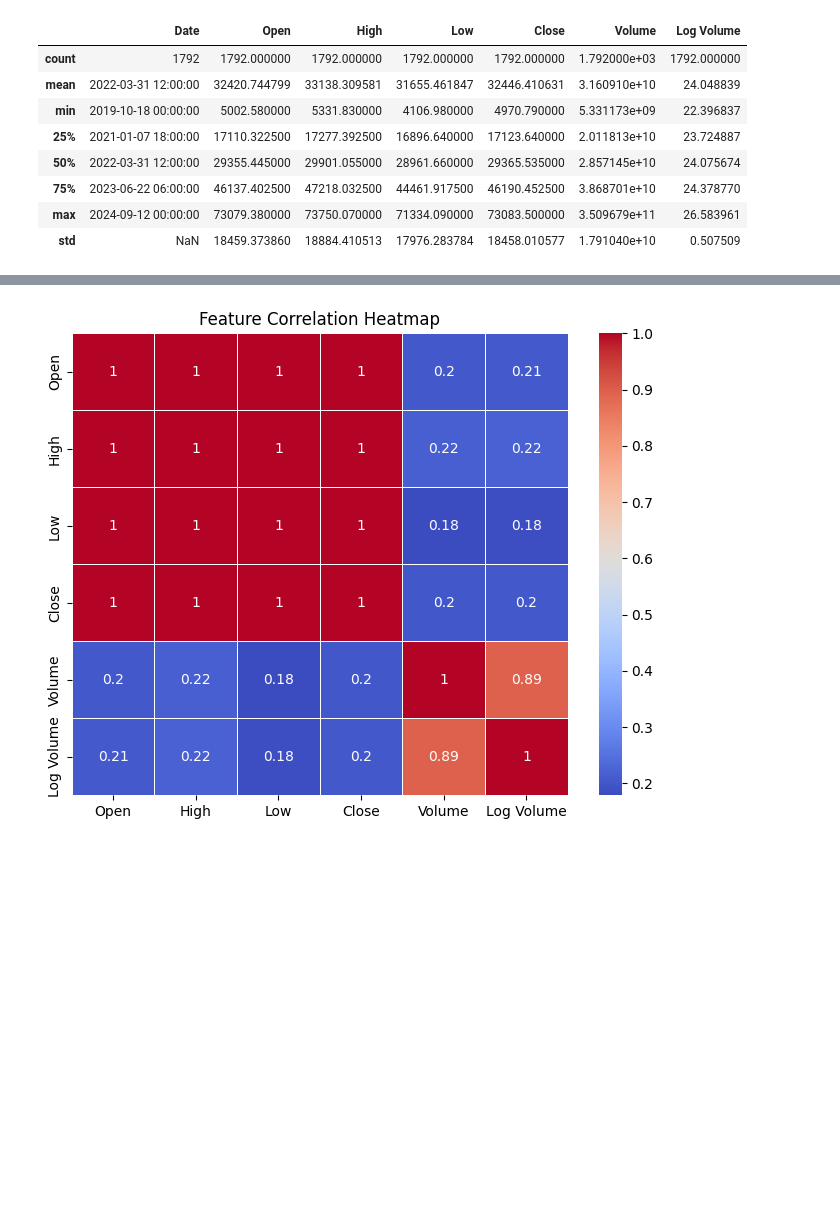
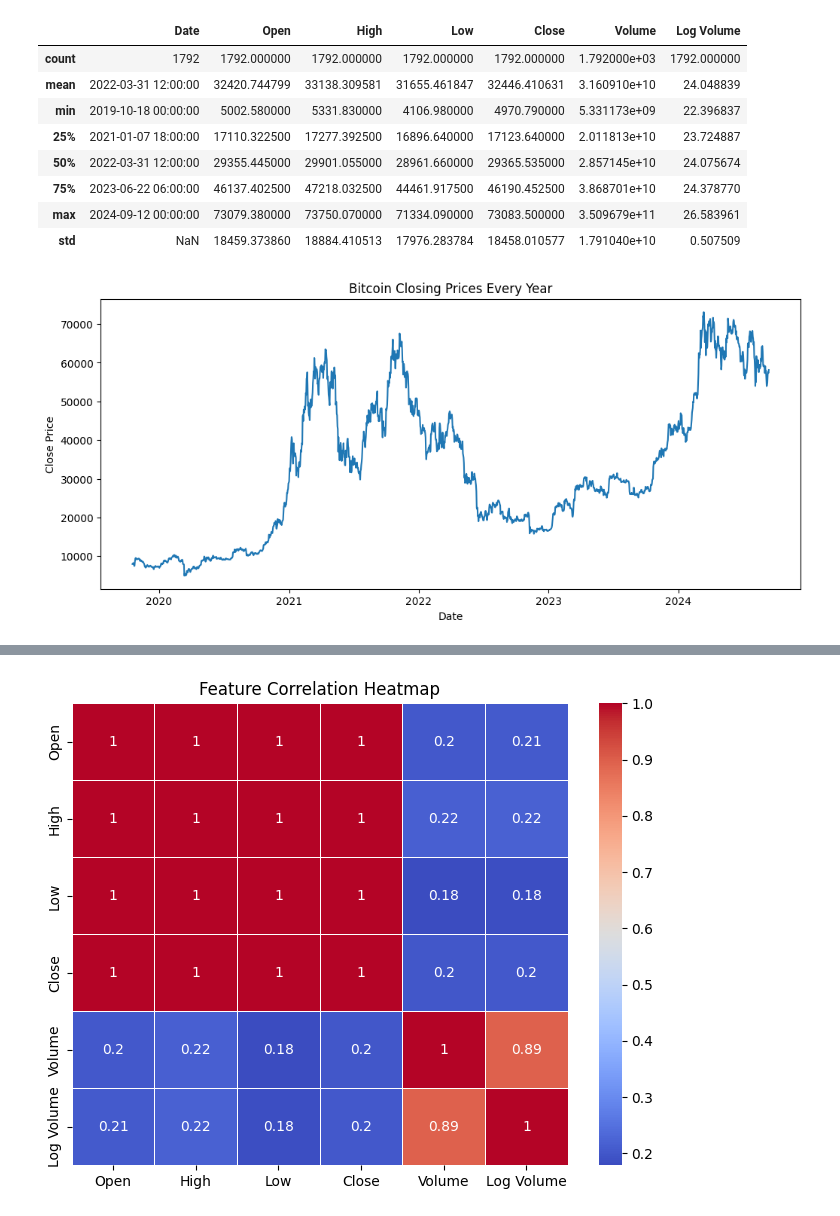
Before and after one commit to safwanakbar86/bitcoin_price_predictor, a Jupyter notebook: proj_temp.ipynb, the cells around one changed output, grey strips where cells are left out. Cells and saved outputs as stored; diff of their text form; code cells hidden in the pictures; blank space fills up the shorter version.

Commit message:
added more plots

```diff
--- a/proj_temp.ipynb
+++ b/proj_temp.ipynb
@@ -345,3 +345,12 @@ memory usage: 98.1 KB
 | 75% | 2023-06-22 06:00:00 | 46137.402500 | 47218.032500 | 44461.917500 | 46190.452500 | 3.868701e+10 | 24.378770 |
 | max | 2024-09-12 00:00:00 | 73079.380000 | 73750.070000 | 71334.090000 | 73083.500000 | 3.509679e+11 | 26.583961 |
 | std | NaN | 18459.373860 | 18884.410513 | 17976.283784 | 18458.010577 | 1.791040e+10 | 0.507509 |
+# %%
+plt.figure(figsize=(12, 5))
+plt.plot(bitcoin_df['Date'], bitcoin_df['Close'])
+plt.title('Bitcoin Closing Prices Every Year')
+plt.xlabel('Date')
+plt.ylabel('Close Price')
+plt.show()
+# %% [output]
+[figure, added]
```
Also changed, not shown: parts of 10 cells of this notebook.
